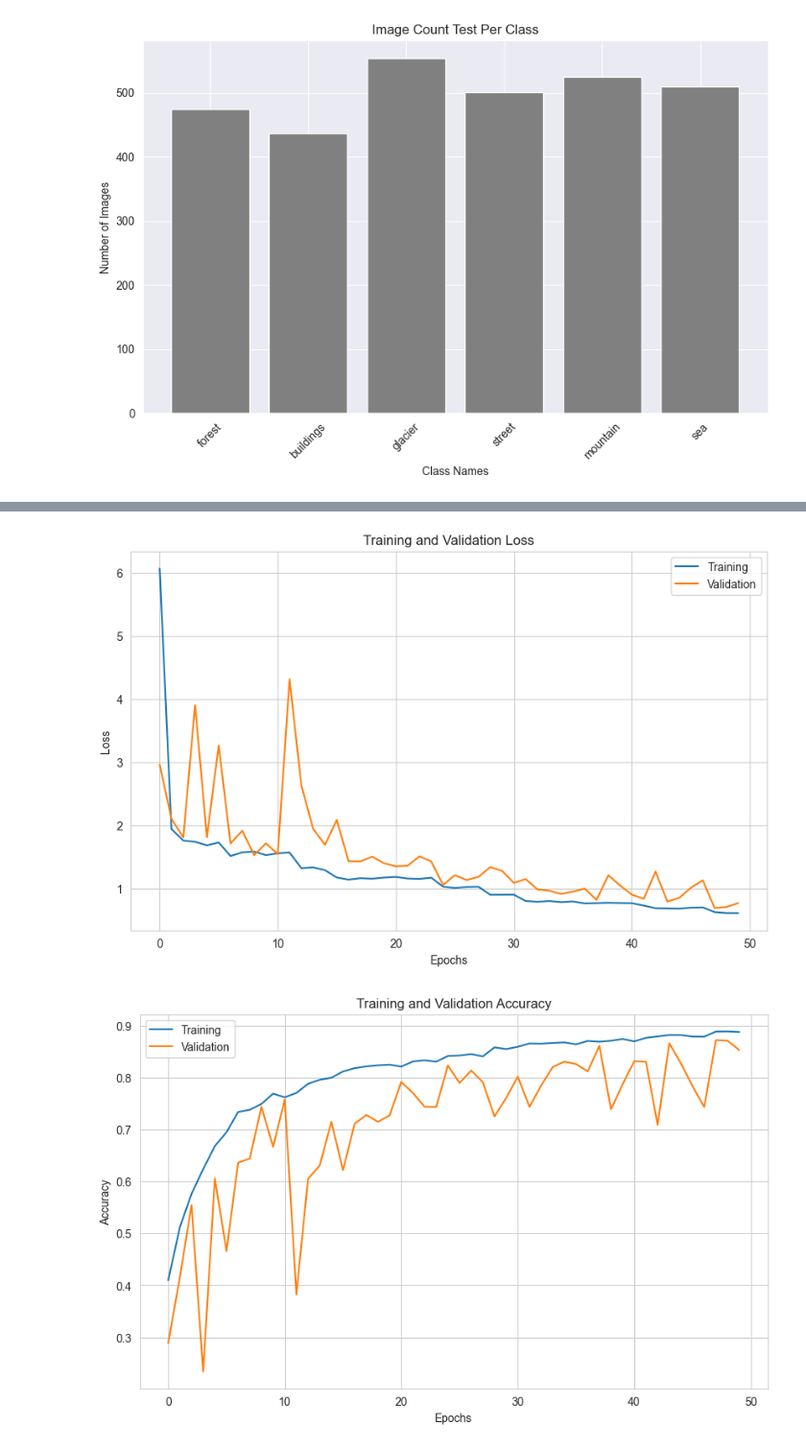
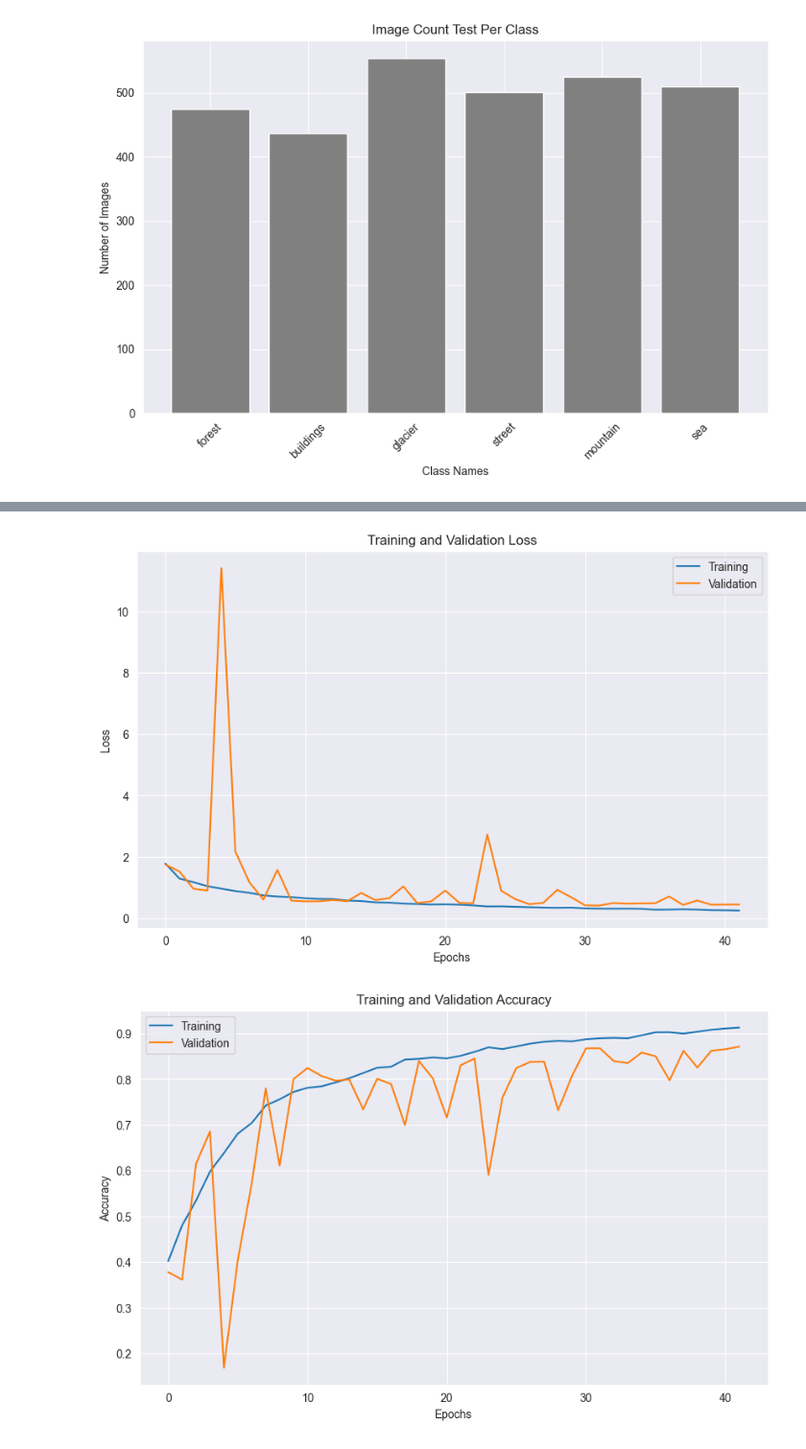
Before and after one commit to socheadev/mite-dlat-final, a Jupyter notebook: main_v1.ipynb, the cells around one changed output, grey strips where cells are left out. Shown at 96% size. Saved outputs shown, nothing was run; the diff lists cells and outputs as text; code cells hidden in the pictures.

Commit message:
train model v3

```diff
--- a/main_v1.ipynb
+++ b/main_v1.ipynb
@@ -32,11 +32,11 @@ test_path = 'data/testing/test'
 pred_path = 'data/prediction'
 PLOT_SAVE_DIR = 'output/plot/v3/'
 LOG_DIR = 'output/log/v3/'
-MODEL_SAVE_PATH = 'output/model/v2/cnn_model_v2.keras'
+MODEL_SAVE_PATH = 'output/model/v3/cnn_model_v3.keras'
 
 IMAGE_SIZE = (150, 150)
 BATCH_SIZE = 32
-EPOCHS = 50
+EPOCHS = 100
 
 train_files = []
 train_labels = []
@@ -284,7 +284,7 @@ model.add(MaxPooling2D(2, 2))
 
 # Flatten and dense layers with Dropout
 model.add(Flatten())
-model.add(Dense(512, activation='relu', kernel_regularizer=tf.keras.regularizers.l2(0.01)))
+model.add(Dense(512, activation='relu'))
 model.add(Dropout(0.4))
 model.add(Dense(units=128, activation='relu'))
 model.add(Dropout(0.4))
@@ -325,7 +325,7 @@ model.compile(optimizer=tf.keras.optimizers.Adam(learning_rate=0.001),
 callbacks = [
     ReduceLROnPlateau(monitor='val_loss', factor=0.8, patience=3, min_lr=1e-6),
     EarlyStopping(monitor='val_loss', patience=10, restore_best_weights=True),
-    CSVLogger(os.path.join(LOG_DIR, 'training_log_v2.csv'), append=True)
+    CSVLogger(os.path.join(LOG_DIR, 'training_log_v3.csv'), append=True)
 ]
 
 # Train model
@@ -417,12 +417,12 @@ def plot_metrics(history, metric, val_metric, title, y_label, save_path):
     plt.show()
 # %%
 plot_metrics(history, 'loss', 'val_loss', "Training and Validation Loss", "Loss",
-             os.path.join(PLOT_SAVE_DIR, "training_validation_loss_v2.png"))
+             os.path.join(PLOT_SAVE_DIR, "training_validation_loss_v3.png"))
 plot_metrics(history, 'accuracy', 'val_accuracy', "Training and Validation Accuracy", "Accuracy",
-             os.path.join(PLOT_SAVE_DIR, "training_validation_accuracy_v2.png"))
+             os.path.join(PLOT_SAVE_DIR, "training_validation_accuracy_v3.png"))
 # %% [output]
-[figure, old version]
+[figure, new version]
-[figure, old version]
+[figure, new version]
 # %%
 from sklearn.metrics import roc_curve, auc
 from sklearn.preprocessing import label_binarize
```
Also changed, not shown: parts of 9 cells of this notebook, 5 other files.
